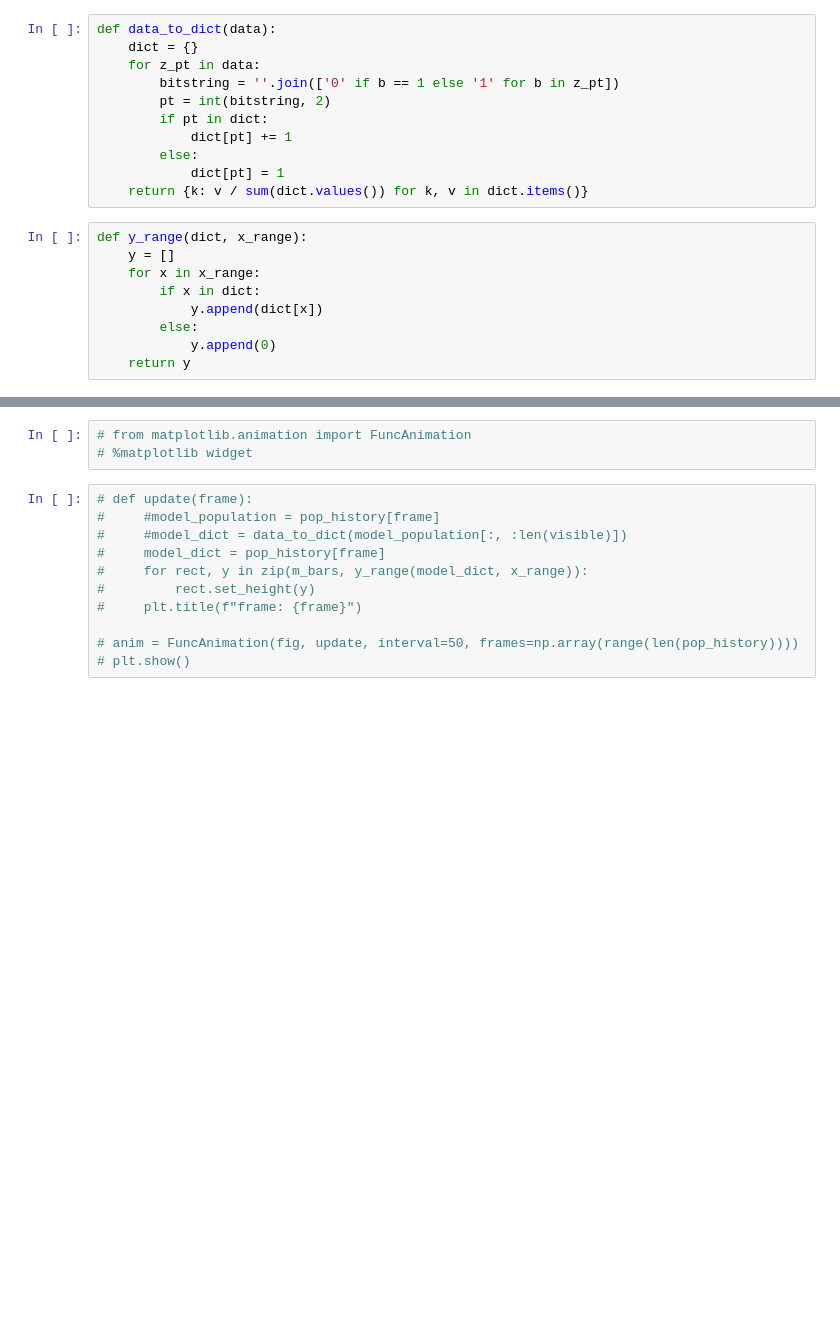
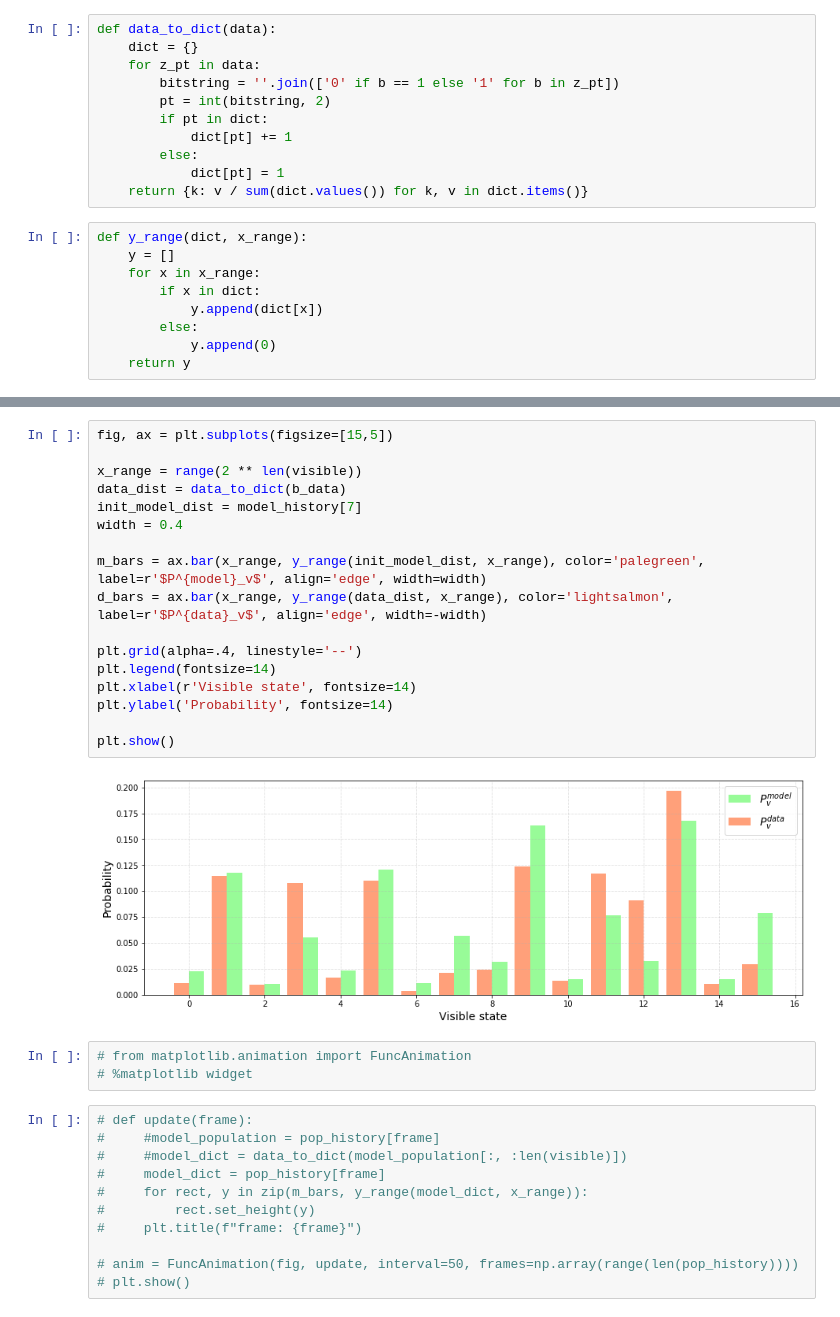
Before and after one commit to jviszlai/Bayesian-inference-coresets, a Jupyter notebook: pamc_qbm_tests.ipynb, the cells around one changed output, grey strips where cells are left out. Cells and saved outputs as stored; diff of their text form; blank space fills up the shorter version.

```diff
--- a/pamc_qbm_tests.ipynb
+++ b/pamc_qbm_tests.ipynb
@@ -130,3 +175,22 @@ plt.show()
+# %%
+fig, ax = plt.subplots(figsize=[15,5])
+
+x_range = range(2 ** len(visible))
+data_dist = data_to_dict(b_data)
+init_model_dist = model_history[7]
+width = 0.4
+
+m_bars = ax.bar(x_range, y_range(init_model_dist, x_range), color='palegreen', label=r'$P^{model}_v$', align='edge', width=width)
+d_bars = ax.bar(x_range, y_range(data_dist, x_range), color='lightsalmon', label=r'$P^{data}_v$', align='edge', width=-width)
+
+plt.grid(alpha=.4, linestyle='--')
+plt.legend(fontsize=14)
+plt.xlabel(r'Visible state', fontsize=14)
+plt.ylabel('Probability', fontsize=14)
+
+plt.show()
+# %% [output]
+[figure, added]
 # %%
 # from matplotlib.animation import FuncAnimation
 # %matplotlib widget
```
Also changed, not shown: parts of 14 cells of this notebook, 6 other files.
